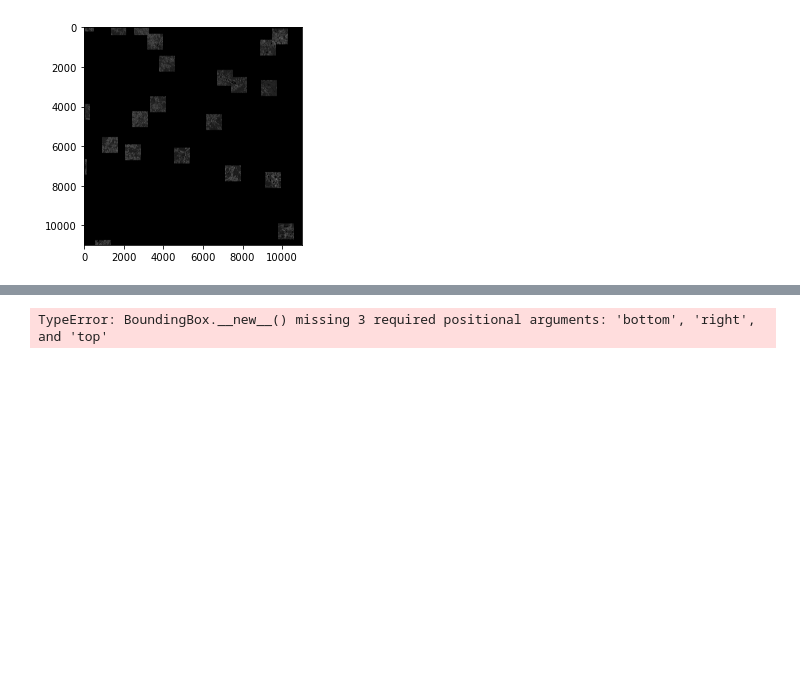
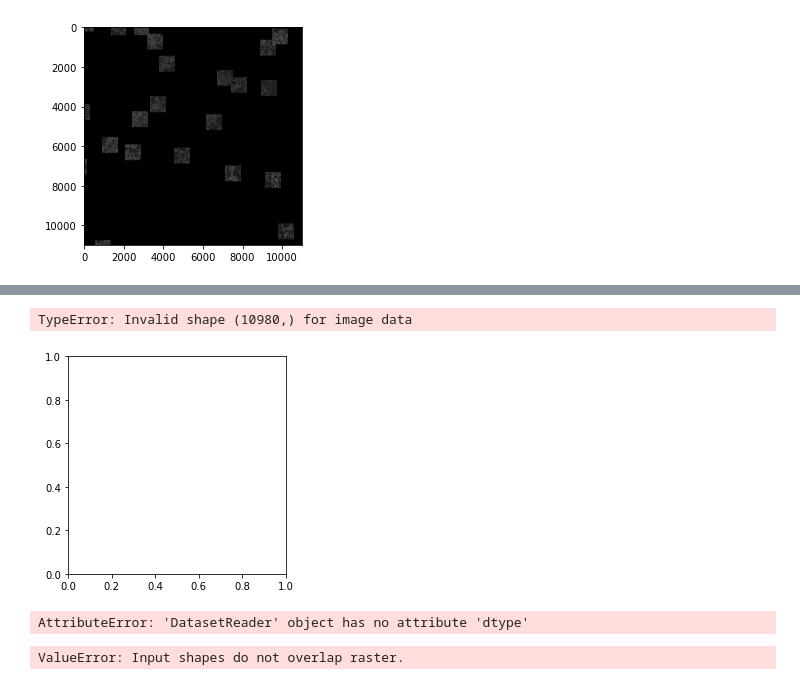
Before and after one commit to Vk0z/vitpheno, a Jupyter notebook: sentinel2_preprocessing.ipynb, the cells around one changed output, grey strips where cells are left out. Cells and saved outputs as stored; diff of their text form; code cells hidden in the pictures; blank space fills up the shorter version.

```diff
--- a/sentinel2_preprocessing.ipynb
+++ b/sentinel2_preprocessing.ipynb
@@ -132,12 +263,58 @@ ValueError: Invalid out_shape, must be 2D
+# %%
+output_path = r'C:\Users\Kostas\Desktop\GIMA\Module_7\Data\PEP725\After_2016_sent_from_PEP725\pep725_outputs\pep725_high_count_days\rasters'
+gdf = envelope_gdf
+# %%
+with rasterio.open(path, driver='JP2OpenJPEG') as src:
+    for i, row in gdf.iterrows():
+        geometry = row['geometry']
+        if geometry.type == 'Polygon':
+            polygons = [geometry]
+        else:
+            polygons = geometry
+        # Get the window of the raster that corresponds to the polygon
+        window = rasterio.windows.from_bounds(*geometry.bounds, transform=src.transform)
+        # Extract image data corresponding to the polygon
+        patch = rasterio.features.geometry_mask(polygons, src.shape, src.transform, invert=True)
+        # Plot the extracted patch
+        plt.imshow(patch[0], cmap='gray')
+        plt.show()
+        # Save the extracted patch to a new file
+        with rasterio.open(output_path+f"patch_{i}.tif", "w", **src.meta) as patch_file:
+            patch_file.write(patch)
+# %% [output]
+TypeError: Invalid shape (10980,) for image data
+[figure, added]
+# %%
+output_path = r'C:\Users\Kostas\Desktop\GIMA\Module_7\Data\PEP725\After_2016_sent_from_PEP725\pep725_outputs\pep725_high_count_days\rasters'
+
+# Open the raster file and get its extent
+with rasterio.open(path, driver='JP2OpenJPEG') as src:
+    minx, miny, maxx, maxy = src.bounds
+    gdf = gdf.cx[minx:maxx, miny:maxy]
+    for index, row in gdf.iterrows():
+        geometry = row['geometry']
+        if geometry.type == 'Polygon':
+            polygon = [geometry]
+        else:
+            polygon = geometry
+        mask = rasterio.features.geometry_mask(polygon, transform=src.transform, out_shape=src.shape, all_touched=True, invert=True)
+        data = src.read(1)
+        polygon_data = np.ma.array(data, mask=mask)
+        # Create a new rasterio dataset for the masked raster
+        out_image = rasterio.open(output_path + f"{i}.tif", "w", driver="GTiff",
+                              height=src.shape[0], width=src.shape[1],
+                              count=1, dtype=src.dtype,
+                              crs=src.crs, transform=transform)
+        # Write the masked raster to the new dataset
+        out_image.write(src)
+# %% [output]
+AttributeError: 'DatasetReader' object has no attribute 'dtype'
 # %%
 output_path = r'C:\Users\Kostas\Desktop\GIMA\Module_7\Data\PEP725\After_2016_sent_from_PEP725\pep725_outputs\pep725_high_count_days\rasters'
 
 # Read in the raster
 with rasterio.open(path, driver='JP2OpenJPEG') as src:
     raster = src.read()
-
-# Read in the geodataframe
-gdf = envelope_gdf
 
 # Get the bounding box of the raster
 bbox = BoundingBox(*src.bounds)
@@ -159,4 +336,4 @@ for i, row in gdf.iterrows():
     # Close the dataset
     out_image.close()
 # %% [output]
-TypeError: BoundingBox.__new__() missing 3 required positional arguments: 'bottom', 'right', and 'top'
+ValueError: Input shapes do not overlap raster.
```
Also changed, not shown: parts of 19 cells of this notebook.
